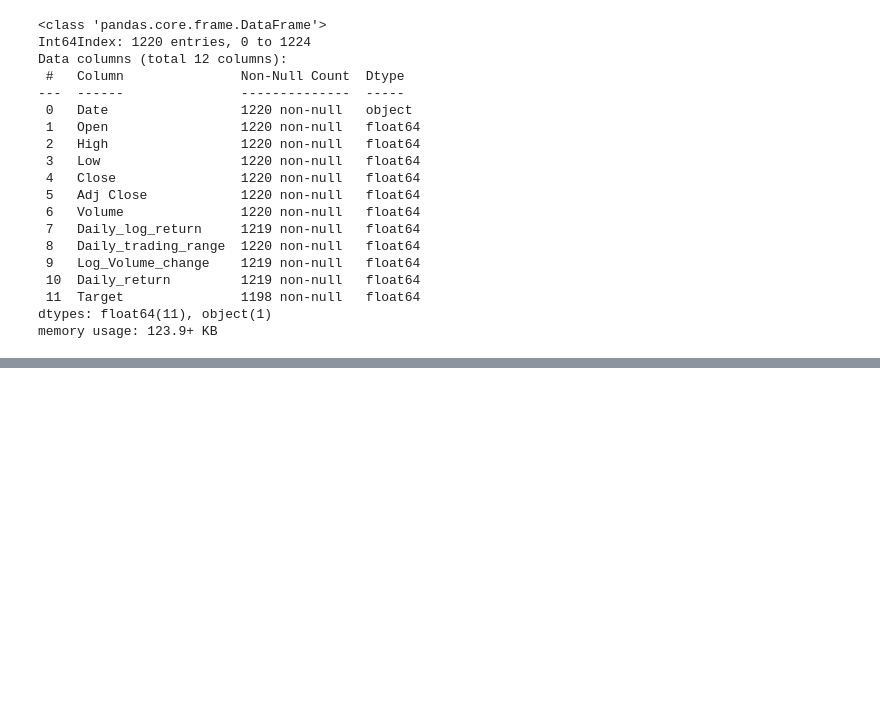
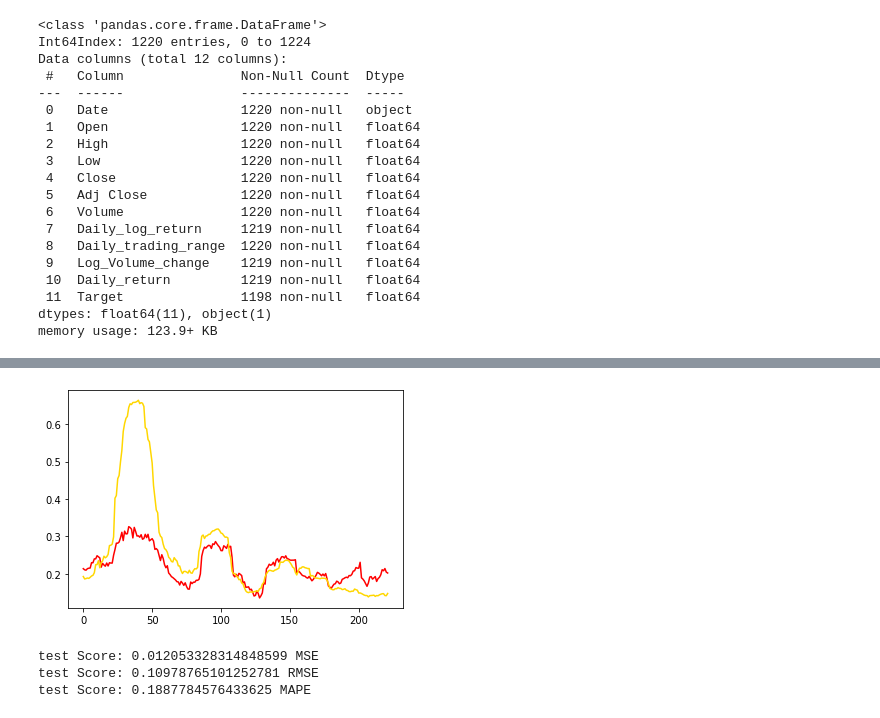
Before and after one commit to eddie8615/cs_project, a Jupyter notebook: lstm_model.ipynb, the cells around one changed output, grey strips where cells are left out. Drawn from its saved outputs; the diff is of its cells as text; code cells hidden in the pictures; blank space fills up the shorter version.

```diff
--- a/lstm_model.ipynb
+++ b/lstm_model.ipynb
@@ -113,0 +112,6 @@ KeyError: 458
+# %%
+Xtrain, ytrain = (np.array(Xtrain), np.array(ytrain))
+Xtrain = np.reshape(Xtrain, (Xtrain.shape[0], Xtrain.shape[1], 4))
+
+Xtest, ytest = (np.array(Xtest), np.array(ytest))
+Xtest = np.reshape(Xtest, (Xtest.shape[0], Xtest.shape[1], Xtest.shape[2]))
@@ -113,0 +176,6 @@ KeyError: 458
+# %%
+model = Sequential()
+model.add(LSTM(units=32, return_sequences=False, input_shape=(Xtrain.shape[1], Xtrain.shape[2])))
+model.add(Dense(1))
+model.compile(loss='mean_squared_error', optimizer='adam')
+model.fit(Xtrain, ytrain, batch_size=16, epochs=20, validation_split=0.2, shuffle=False)
@@ -113,0 +203,24 @@ KeyError: 458
+# %%
+forecast = model.predict(Xtest)
+# %%
+rev_forecast = scaler.inverse_transform(forecast)
+rev_ytest = scaler.inverse_transform(ytest)
+# %%
+plt.plot(rev_forecast, color='red')
+plt.plot(rev_ytest, color='gold')
+# plt.savefig("images/single_layer_model_pred.png")
+
+plt.show()
+# %% [output]
+[figure, added]
+# %%
+testScore = mean_squared_error(rev_ytest, rev_forecast)
+print("test Score: {score} MSE".format(score=testScore))
+root_testScore = mean_squared_error(rev_ytest, rev_forecast, squared=False)
+print("test Score: {score} RMSE".format(score=root_testScore))
+mape = mean_absolute_percentage_error(rev_ytest, rev_forecast)
+print("test Score: {score} MAPE".format(score=mape))
+# %% [output]
+test Score: 0.012053328314848599 MSE
+test Score: 0.10978765101252781 RMSE
+test Score: 0.1887784576433625 MAPE
```
Also changed, not shown: parts of 20 cells of this notebook, 11 other files.
